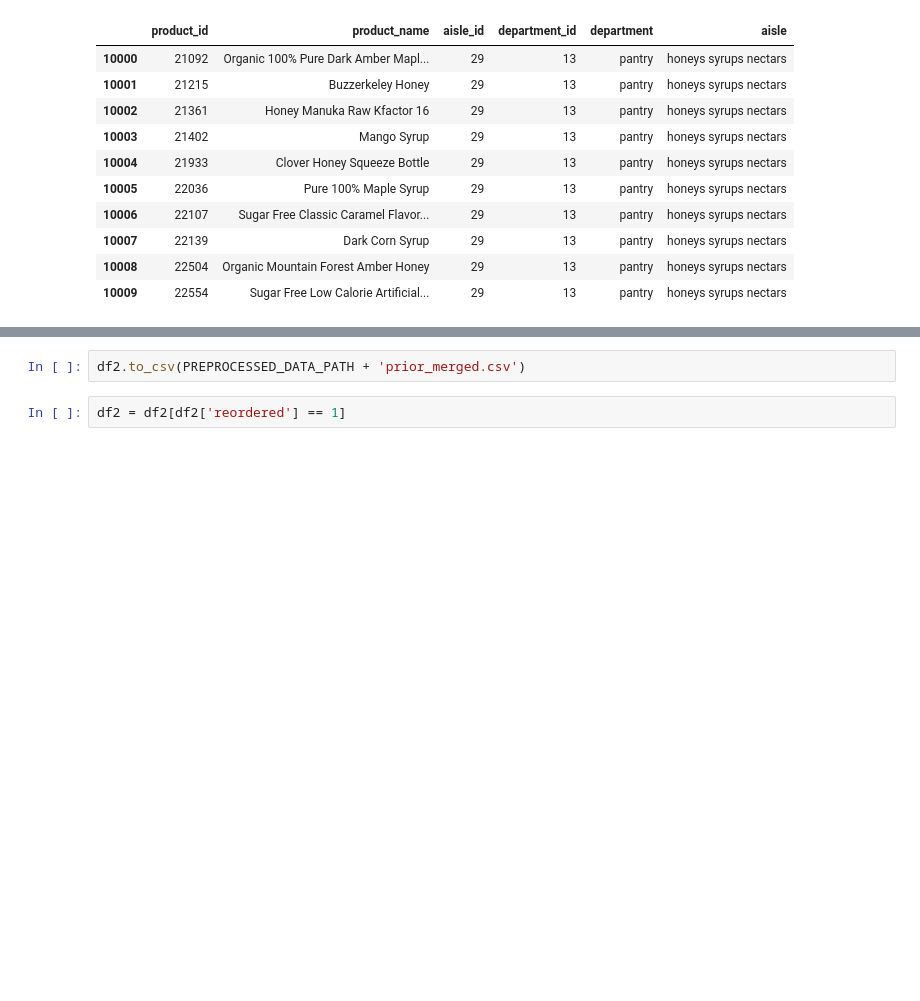
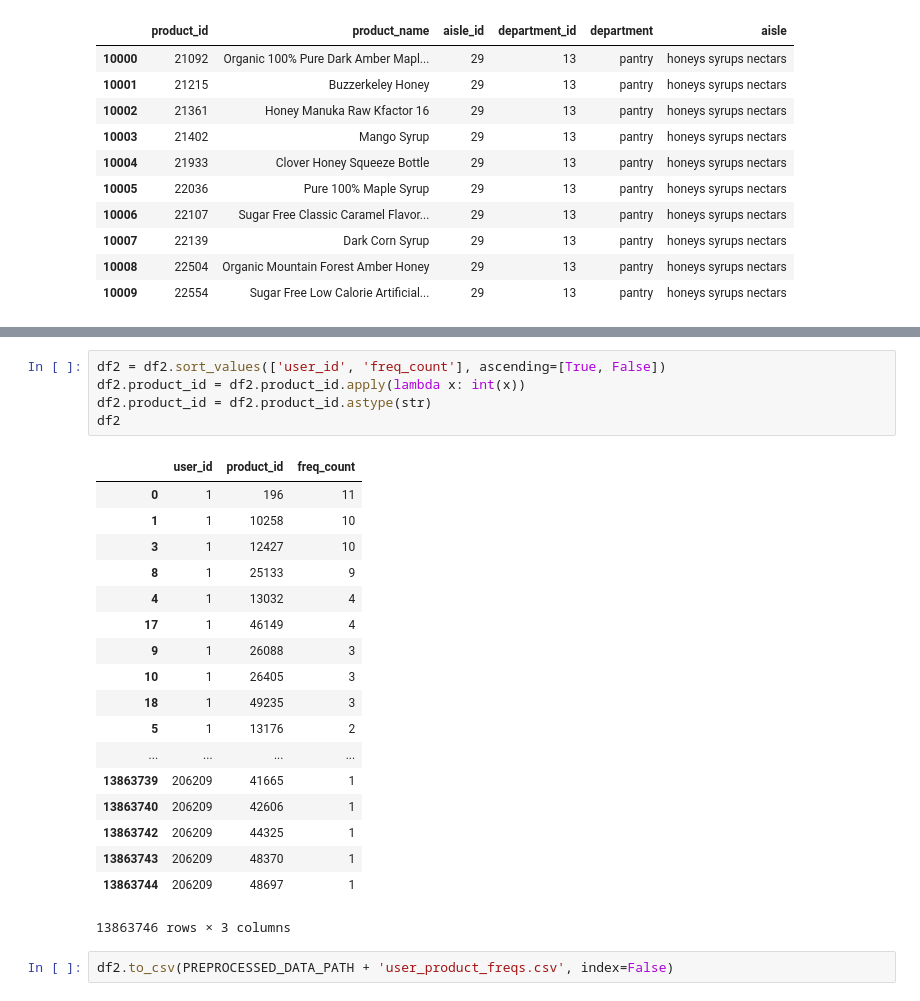
Before and after one commit to malhotraa/instacart-market-basket-analysis, a Jupyter notebook: notebooks/data_exploration.ipynb, the cells around one changed output, grey strips where cells are left out. Cells and saved outputs as stored; diff of their text form; blank space fills up the shorter version.

```diff
--- a/notebooks/data_exploration.ipynb
+++ b/notebooks/data_exploration.ipynb
@@ -50,4 +291,26 @@ df2 = df2.sort_values(['user_id', 'order_number', 'order_id', 'add_to_cart_order
+# %%
+df2 = df2.sort_values(['user_id', 'freq_count'], ascending=[True, False])
+df2.product_id = df2.product_id.apply(lambda x: int(x))
+df2.product_id = df2.product_id.astype(str)
+df2
+# %% [output]
+|  | user_id | product_id | freq_count |
+| 0 | 1 | 196 | 11 |
+| 1 | 1 | 10258 | 10 |
+| 3 | 1 | 12427 | 10 |
+| 8 | 1 | 25133 | 9 |
+| 4 | 1 | 13032 | 4 |
+| 17 | 1 | 46149 | 4 |
+| 9 | 1 | 26088 | 3 |
+| 10 | 1 | 26405 | 3 |
+| 18 | 1 | 49235 | 3 |
+| 5 | 1 | 13176 | 2 |
+| ... | ... | ... | ... |
+| 13863739 | 206209 | 41665 | 1 |
+| 13863740 | 206209 | 42606 | 1 |
+| 13863742 | 206209 | 44325 | 1 |
+| 13863743 | 206209 | 48370 | 1 |
+| 13863744 | 206209 | 48697 | 1 |
+13863746 rows × 3 columns
 # %%
-df2.to_csv(PREPROCESSED_DATA_PATH + 'prior_merged.csv')
+df2.to_csv(PREPROCESSED_DATA_PATH + 'user_product_freqs.csv', index=False)
-# %%
-df2 = df2[df2['reordered'] == 1]
```
Also changed, not shown: parts of 27 cells of this notebook.
